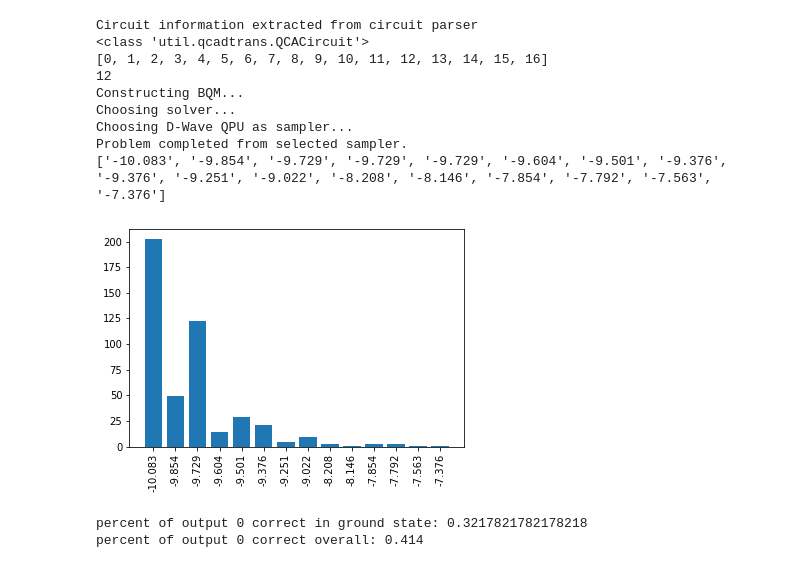
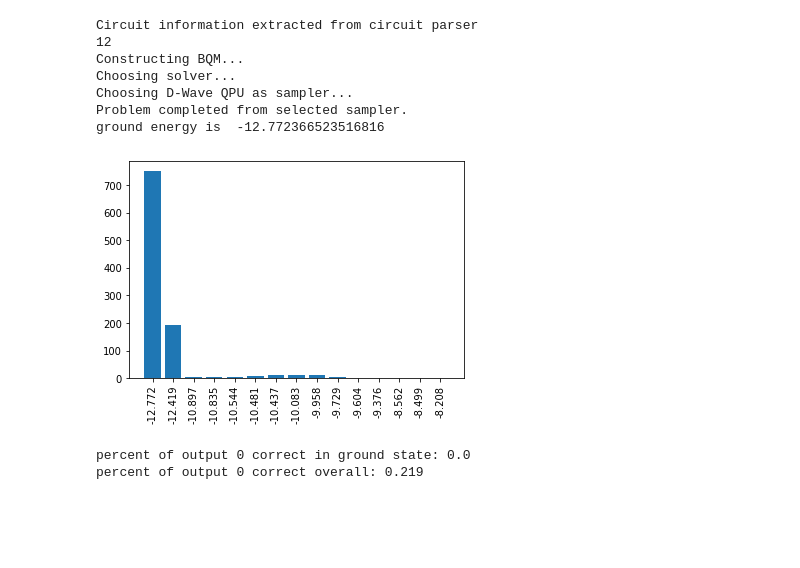
Before and after one commit to WaywardPhoton/QCASims, a Jupyter notebook: qca_sims/xor_experimentation.ipynb, the cells around one changed output. Cells and saved outputs as stored; diff of their text form; code cells hidden in the pictures; blank space fills up the shorter version.

```diff
--- a/qca_sims/xor_experimentation.ipynb
+++ b/qca_sims/xor_experimentation.ipynb
@@ -9,25 +9,23 @@ from process_response import process_response
 from parse_qca import parse_qca
 # %%
 drivers, inputs, cells, output_cell_index = parse_qca('CIRCUITS/XOR2')
-num_reads = 500
+num_reads = 1000
 
 # print(inputs)
 # print(drivers)
 # print(cells)
 # print(output_cell_index)
 # print(output_cell_index)
-response = run_qca(drivers, inputs, cells, output_cell_index, [1, 1], False, num_reads)
-process_response(response, output_cell_index, [1], num_reads)
+response = run_qca(drivers, inputs, cells, output_cell_index, [-1, 1], False, num_reads)
+process_response(response, output_cell_index, [-1], num_reads)
 # %% [output]
 Circuit information extracted from circuit parser
-<class 'util.qcadtrans.QCACircuit'>
-[0, 1, 2, 3, 4, 5, 6, 7, 8, 9, 10, 11, 12, 13, 14, 15, 16]
 12
 Constructing BQM...
 Choosing solver...
 Choosing D-Wave QPU as sampler...
 Problem completed from selected sampler.
-['-10.083', '-9.854', '-9.729', '-9.729', '-9.729', '-9.604', '-9.501', '-9.376', '-9.376', '-9.251', '-9.022', '-8.208', '-8.146', '-7.854', '-7.792', '-7.563', '-7.376']
+ground energy is  -12.772366523516816
-[figure, old version]
+[figure, new version]
-percent of output 0 correct in ground state: 0.3217821782178218
-percent of output 0 correct overall: 0.414
+percent of output 0 correct in ground state: 0.0
+percent of output 0 correct overall: 0.219
```
Also changed, not shown: 1 other file.
